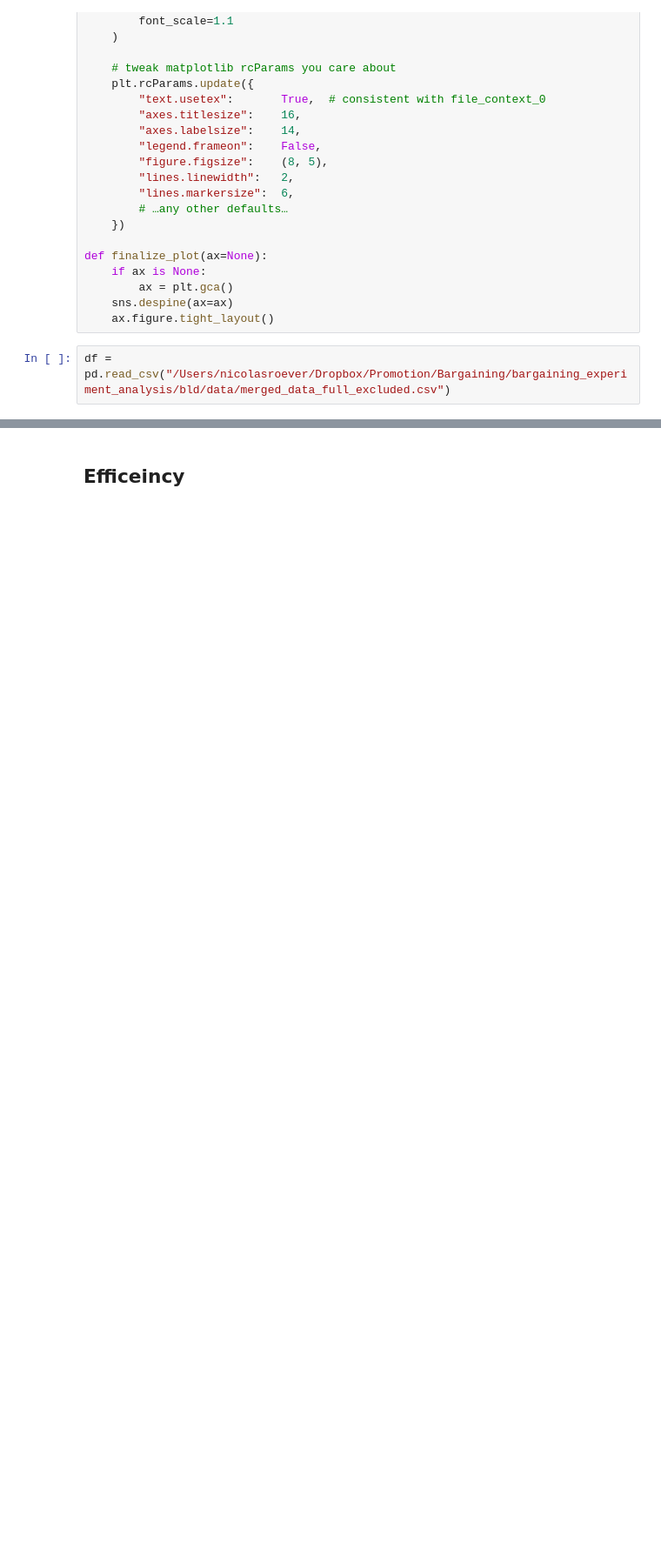
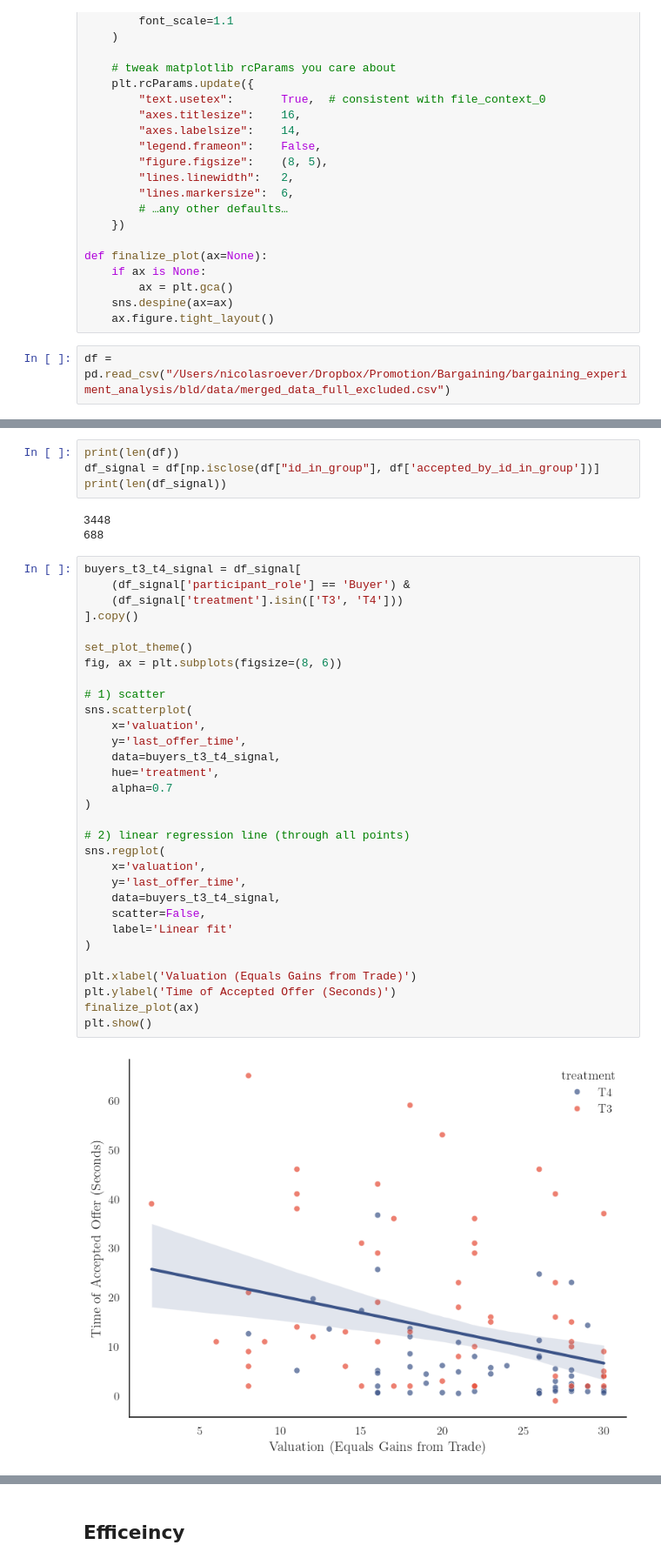
Before and after one commit to NicolasRoever/bargaining_experiment_analysis, a Jupyter notebook: src/bargaining_analysis/main_results/sandbox.ipynb, the cells around one changed output, grey strips where cells are left out. Shown at 87% size. Saved outputs shown, nothing was run; the diff lists cells and outputs as text; blank space fills up the shorter version.

```diff
--- a/src/bargaining_analysis/main_results/sandbox.ipynb
+++ b/src/bargaining_analysis/main_results/sandbox.ipynb
@@ -40,0 +133,40 @@ df = pd.read_csv("/Users/nicolasroever/Dropbox/Promotion/Bargaining/bargaining_e
+# %%
+print(len(df))
+df_signal = df[np.isclose(df["id_in_group"], df['accepted_by_id_in_group'])]
+print(len(df_signal))
+# %% [output]
+3448
+688
+# %%
+buyers_t3_t4_signal = df_signal[
+    (df_signal['participant_role'] == 'Buyer') &
+    (df_signal['treatment'].isin(['T3', 'T4']))
+].copy()
+
+set_plot_theme()
+fig, ax = plt.subplots(figsize=(8, 6))
+
+# 1) scatter
+sns.scatterplot(
+    x='valuation',
+    y='last_offer_time',
+    data=buyers_t3_t4_signal,
+    hue='treatment',
+    alpha=0.7
+)
+
+# 2) linear regression line (through all points)
+sns.regplot(
+    x='valuation',
+    y='last_offer_time',
+    data=buyers_t3_t4_signal,
+    scatter=False,
+    label='Linear fit'
+)
+
+plt.xlabel('Valuation (Equals Gains from Trade)')
+plt.ylabel('Time of Accepted Offer (Seconds)')
+finalize_plot(ax)
+plt.show()
+# %% [output]
+[figure, added]
```
Also changed, not shown: parts of 9 cells of this notebook, 7 other files.
